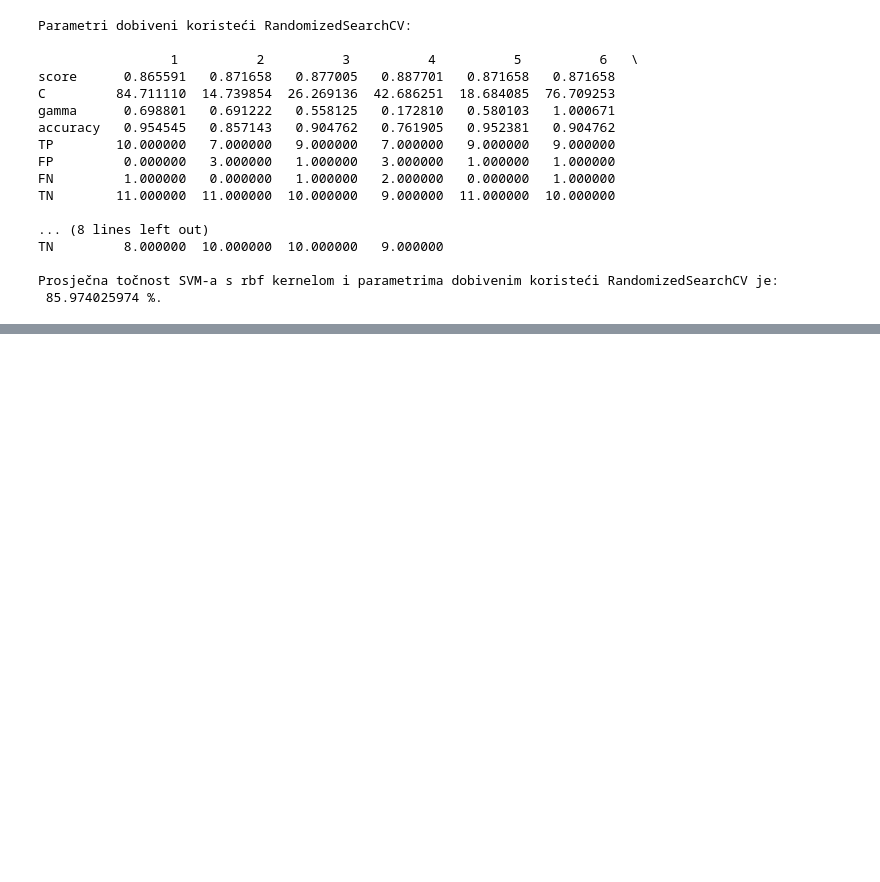
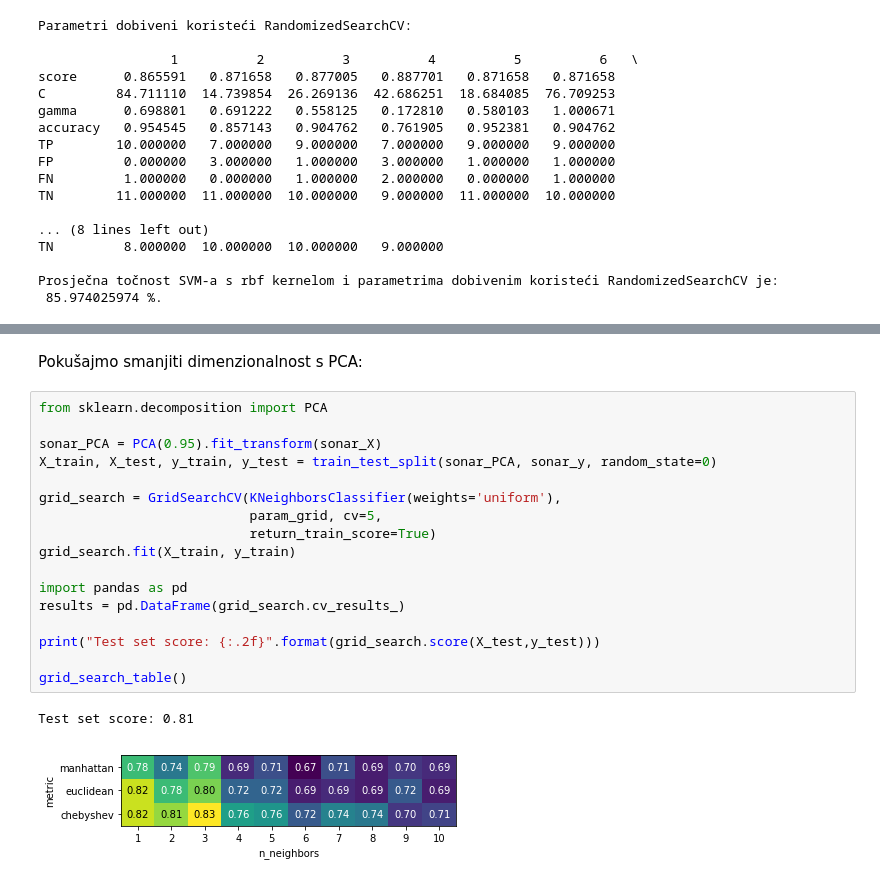
Before and after one commit to PMF-StrojnoUcenje2018/Rock_n_Mine, a Jupyter notebook: Rock_n_Mine.ipynb, the cells around one changed output, grey strips where cells are left out. Drawn from its saved outputs; the diff is of its cells as text; blank space fills up the shorter version.

```diff
--- a/Rock_n_Mine.ipynb
+++ b/Rock_n_Mine.ipynb
@@ -336,0 +478,22 @@ Prosječna točnost SVM-a s rbf kernelom i parametrima dobivenim koristeći Rand
+# %% [markdown]
+Pokušajmo smanjiti dimenzionalnost s PCA:
+# %%
+from sklearn.decomposition import PCA
+
+sonar_PCA = PCA(0.95).fit_transform(sonar_X)
+X_train, X_test, y_train, y_test = train_test_split(sonar_PCA, sonar_y, random_state=0)
+
+grid_search = GridSearchCV(KNeighborsClassifier(weights='uniform'),
+                           param_grid, cv=5,
+                           return_train_score=True)
+grid_search.fit(X_train, y_train)
+
+import pandas as pd
+results = pd.DataFrame(grid_search.cv_results_)
+
+print("Test set score: {:.2f}".format(grid_search.score(X_test,y_test)))
+
+grid_search_table()
+# %% [output]
+Test set score: 0.81
+[figure, added]
```
Also changed, not shown: parts of 47 cells of this notebook.
